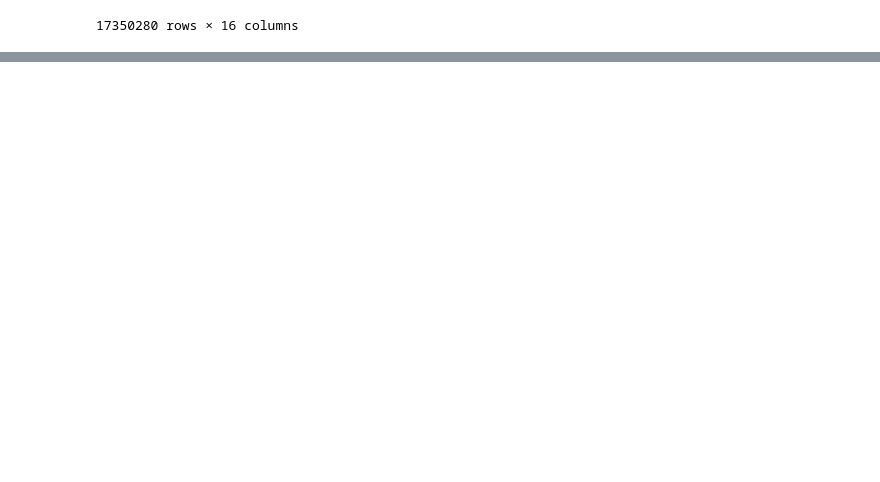
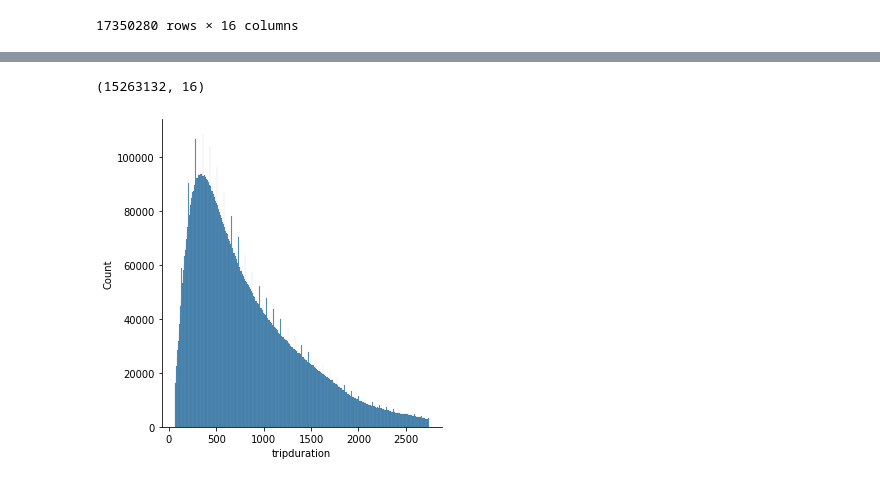
Before and after one commit to MinjianWu/Data-Analysis-NanoDegree-Project-6, a Jupyter notebook: Exploration - NYC Bike Share.ipynb, the cells around one changed output, grey strips where cells are left out. Saved outputs shown, nothing was run; the diff lists cells and outputs as text; code cells hidden in the pictures; blank space fills up the shorter version.

```diff
--- a/Exploration - NYC Bike Share.ipynb
+++ b/Exploration - NYC Bike Share.ipynb
@@ -276,0 +287,23 @@ the quote-formatted guide notes like this one before you finish your report!
+# %%
+# find the quantile min and max and return a mask for values in between
+def filt_min_max(col):
+    min_v = col.quantile(.25) - stats.iqr(col) * 1.5
+    max_v = col.quantile(.75) + stats.iqr(col) * 1.5
+    mask = col.between(min_v, max_v)
+    return mask
+
+# apply the filter to the three columns
+df = data[filt_min_max(data['tripduration']) & filt_min_max(data['age'])
+          & filt_min_max(data['dist stations'])]
+# %%
+# remove rows with same starting and ending station
+df = df[df['dist stations'] != 0]
+# %%
+df.shape
+# %% [output]
+(15263132, 16)
+# %%
+# trip length distribution
+sns.displot(df['tripduration']);
+# %% [output]
+[figure, added]
```
Also changed, not shown: parts of 70 cells of this notebook.
